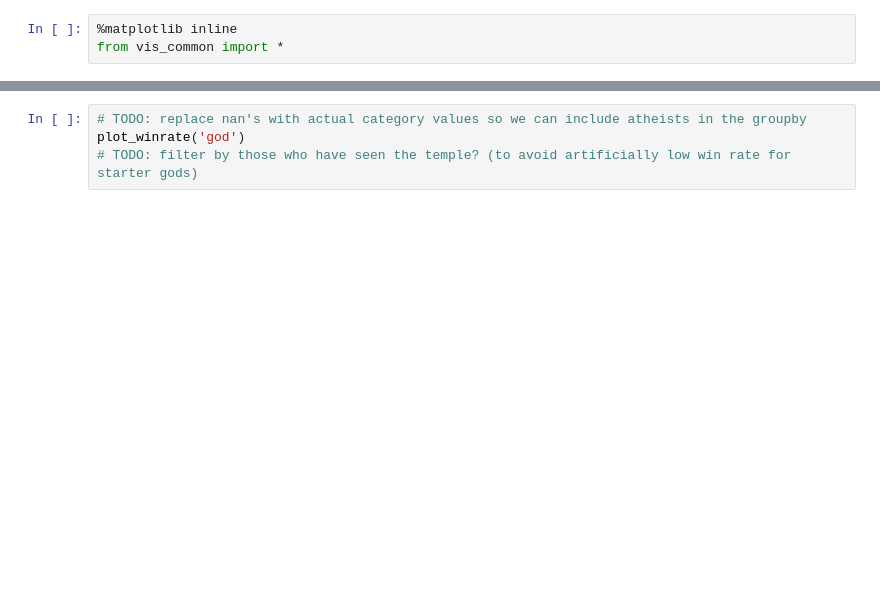
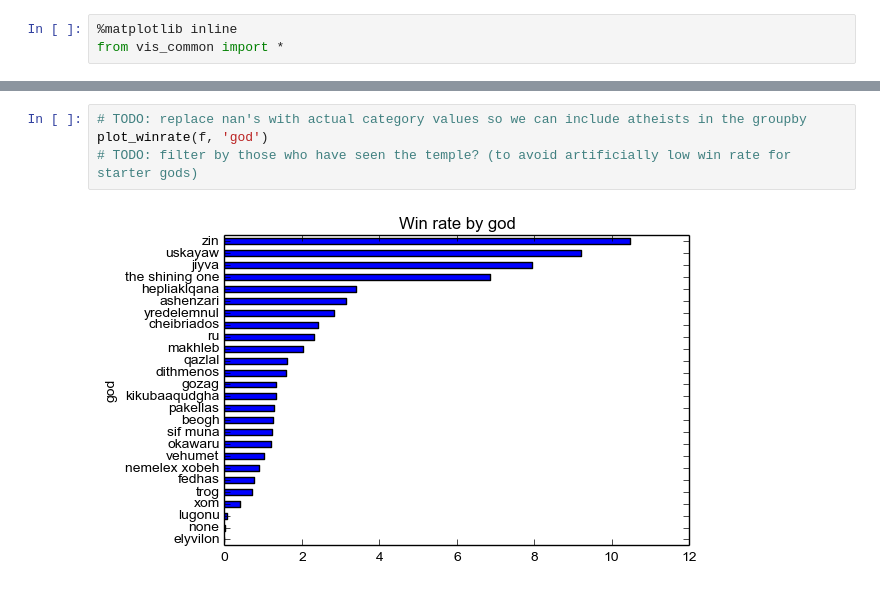
Before and after one commit to colinmorris/crawl-coroner, a Jupyter notebook: wins.ipynb, the cells around one changed output, grey strips where cells are left out. Cells and saved outputs as stored; diff of their text form; blank space fills up the shorter version.

```diff
--- a/wins.ipynb
+++ b/wins.ipynb
@@ -14,7 +20,9 @@ plot_winrate(f, 'bg', 'Win rate by background')
 # %%
 # TODO: replace nan's with actual category values so we can include atheists in the groupby
-plot_winrate('god')
+plot_winrate(f, 'god')
 # TODO: filter by those who have seen the temple? (to avoid artificially low win rate for starter gods)
+# %% [output]
+[figure, added]
 # %%
 def nrunes(n):
     return f['nrunes'] == n
```
Also changed, not shown: parts of 5 cells of this notebook, 11 other files.
